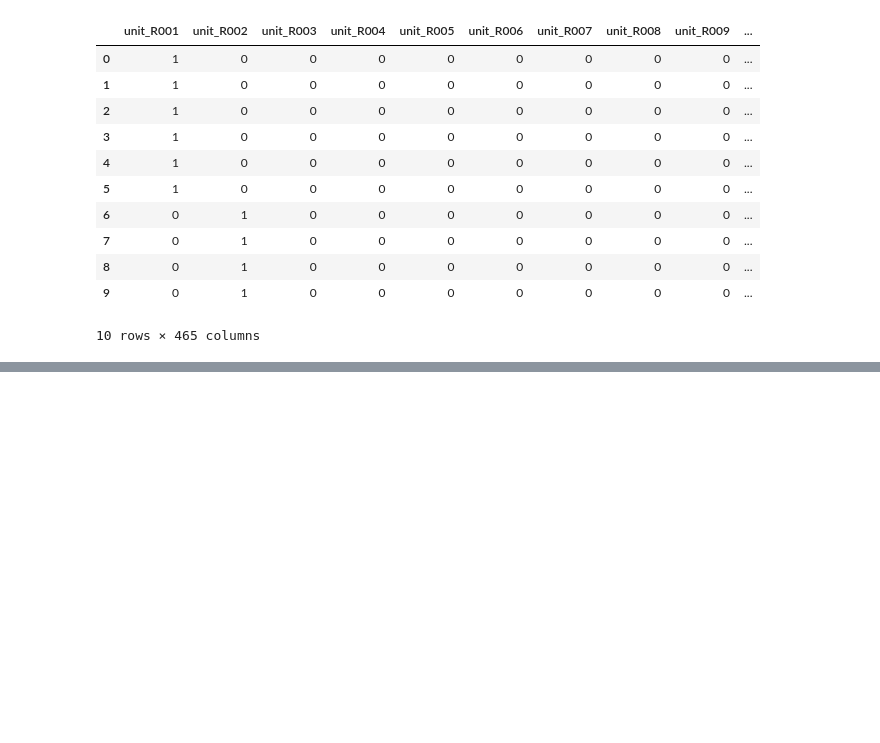
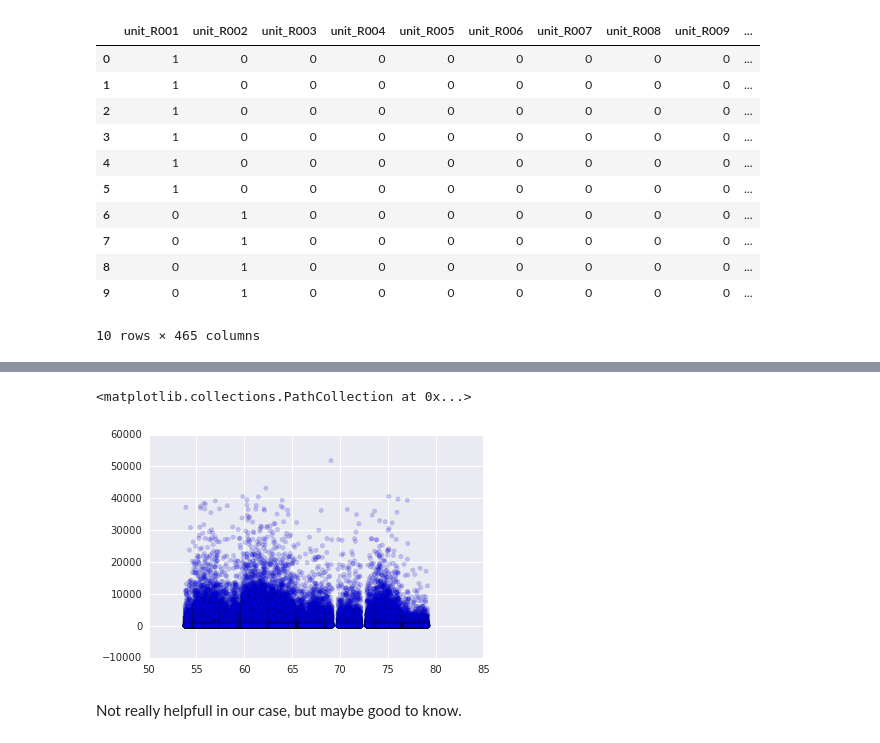
Before and after one commit to Frankri/notebooks, a Jupyter notebook: final_project_restart_A.ipynb, the cells around one changed output, grey strips where cells are left out. Saved outputs shown, nothing was run; the diff lists cells and outputs as text; code cells hidden in the pictures; blank space fills up the shorter version.

```diff
--- a/final_project_restart_A.ipynb
+++ b/final_project_restart_A.ipynb
@@ -440,0 +609,11 @@ The most power consuming part is computing the _linear squares_ formula (OLS). I
+# %%
+entries = data.dropna(subset=['meantempi', 'ENTRIESn_hourly'])
+# %%
+jitter = 1.2
+meantempi_j = [t + random.uniform(-jitter, jitter) for t in entries.meantempi]
+plt.scatter(meantempi_j, entries.ENTRIESn_hourly, alpha = 0.2)
+# %% [output]
+<matplotlib.collections.PathCollection at 0x...>
+[figure, added]
+# %% [markdown]
+Not really helpfull in our case, but maybe good to know.
```
Also changed, not shown: parts of 42 cells of this notebook.
